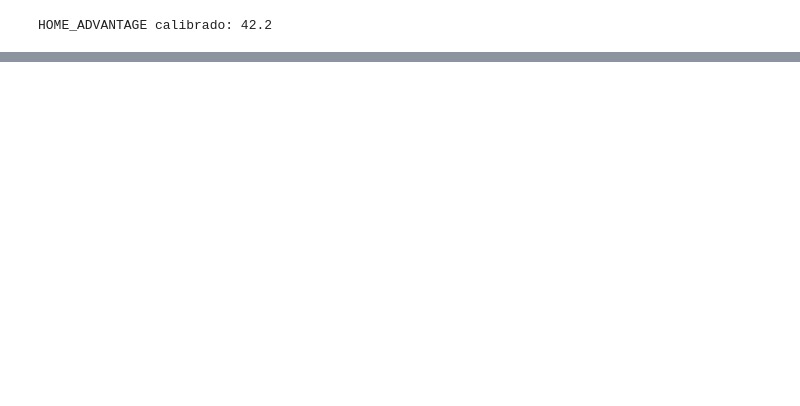
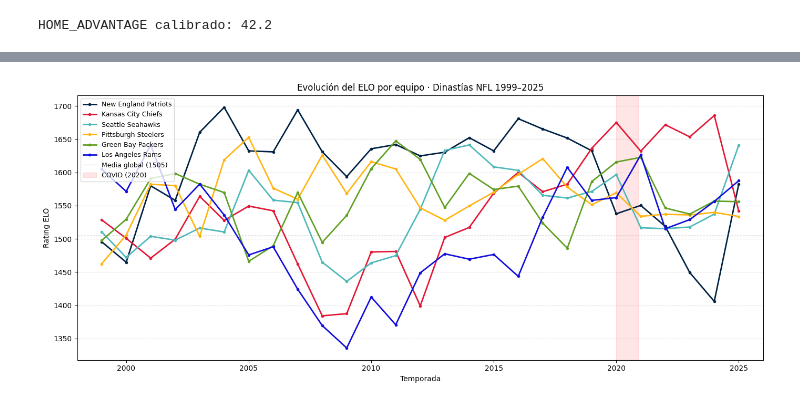
Before and after one commit to sebastianBP26/nfl_probability_engine, a Jupyter notebook: Notebooks/02_elo_system.ipynb, the cells around one changed output, grey strips where cells are left out. Saved outputs shown, nothing was run; the diff lists cells and outputs as text; code cells hidden in the pictures; blank space fills up the shorter version.

```diff
--- a/Notebooks/02_elo_system.ipynb
+++ b/Notebooks/02_elo_system.ipynb
@@ -13,10 +47,8 @@ import seaborn as sns
 # %%
-COLS_TO_DROP = [
-    'nfl_detail_id', 'pff', 'ftn', 'away_moneyline', 'home_moneyline',
-    'away_spread_odds', 'home_spread_odds','over_odds', 'under_odds'
-]
+COLS_TO_DROP = ['nfl_detail_id', 'pff', 'ftn', 'away_spread_odds', 'home_spread_odds','over_odds', 'under_odds']
 
 FRANCHISE_MAP = {
+
     # Rams
     "STL": "LA",
     "LA": "LA",
@@ -32,9 +64,7 @@ FRANCHISE_MAP = {
     "LAC": "LAC"
 }
 
-
 # Function to load and preprocess NFL data for given seasons
-
 def load_nfl_data(seasons, cols_to_drop = COLS_TO_DROP, franchise_map = FRANCHISE_MAP):
 
     df = nfl.import_schedules(seasons)
@@ -313,0 +542,62 @@ print(sb_games[['season', 'winner_elo_pre', 'loser_elo_pre', 'p_home']].to_strin
+# %%
+# Equipos con historia relevante 1999–2025
+EQUIPOS = {
+    'NE' : ('New England Patriots', '#002244'),
+    'KC' : ('Kansas City Chiefs',   '#E31837'),
+    'SEA': ('Seattle Seahawks',     "#4FB9BA"),
+    'PIT': ('Pittsburgh Steelers',  '#FFB612'),
+    'GB' : ('Green Bay Packers',    "#61A023"),
+    'LA' : ('Los Angeles Rams',      "#120FDD")}
+
+# ELO al cierre de cada temporada (último partido de cada equipo por season)
+elo_season = (
+    history_df
+    .sort_values(['season', 'week'])
+    .groupby(['season', 'home_team'])['elo_home_post']
+    .last()
+    .reset_index()
+    .rename(columns={'home_team': 'team', 'elo_home_post': 'elo'})
+)
+
+# También capturar cuando son visitantes
+elo_away = (
+    history_df
+    .sort_values(['season', 'week'])
+    .groupby(['season', 'away_team'])['elo_away_post']
+    .last()
+    .reset_index()
+    .rename(columns={'away_team': 'team', 'elo_away_post': 'elo'})
+)
+
+# Combinar y quedarse con el último valor por equipo/temporada
+elo_all = pd.concat([elo_season, elo_away])
+elo_season_final = (
+    elo_all
+    .sort_values('elo')
+    .groupby(['season', 'team'])['elo']
+    .last()
+    .reset_index()
+)
+
+fig, ax = plt.subplots(figsize=(14, 6))
+
+for team, (name, color) in EQUIPOS.items():
+    data = elo_season_final[elo_season_final['team'] == team]
+    ax.plot(data['season'], data['elo'],
+            label=name, color=color, linewidth=2, marker='o', markersize=3)
+
+ax.axhline(1505, color='gray', linestyle='--', linewidth=0.8,
+           alpha=0.6, label='Media global (1505)')
+ax.axvspan(2020, 2020.9, alpha=0.1, color='red', label='COVID (2020)')
+
+ax.set_xlabel('Temporada')
+ax.set_ylabel('Rating ELO')
+ax.set_title('Evolución del ELO por equipo · Dinastías NFL 1999–2025')
+ax.legend(loc='upper left', fontsize=9)
+ax.grid(axis='y', linestyle='--', alpha=0.4)
+ax.set_xlim(1998, 2026)
+
+plt.tight_layout()
+plt.show()
+# %% [output]
+[figure, added]
```
Also changed, not shown: parts of 23 cells of this notebook.
